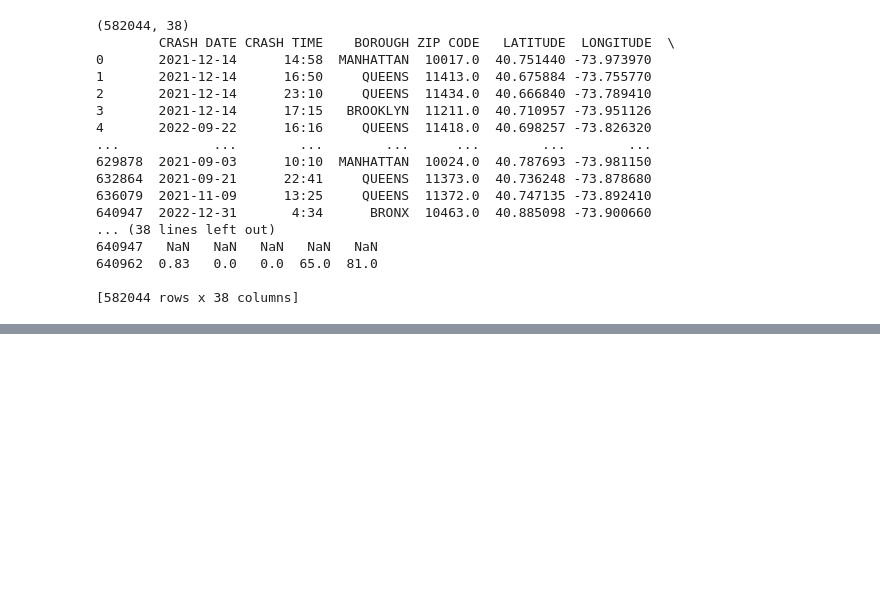
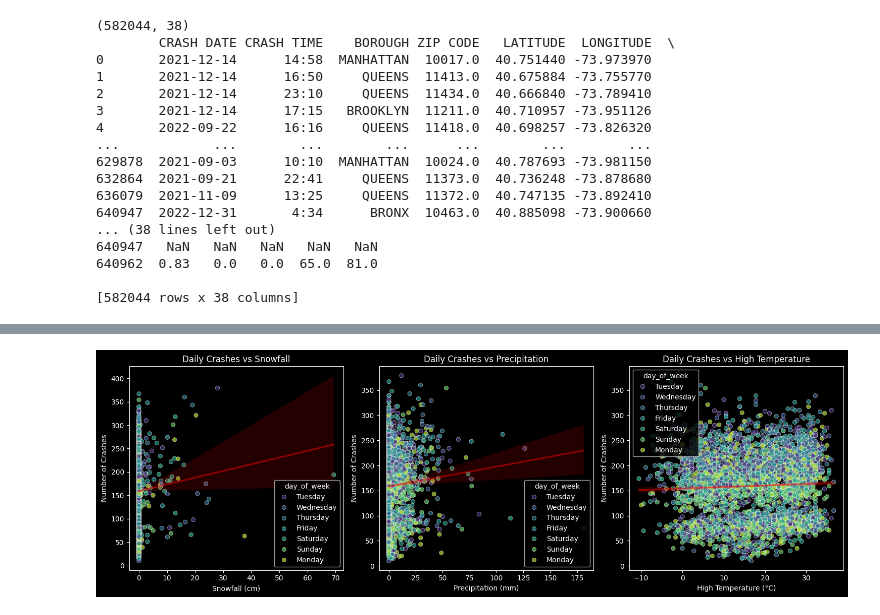
Before and after one commit to s204257/Final_project_02806, a Jupyter notebook: Data.ipynb, the cells around one changed output, grey strips where cells are left out. Cells and saved outputs as stored; diff of their text form; code cells hidden in the pictures; blank space fills up the shorter version.

```diff
--- a/Data.ipynb
+++ b/Data.ipynb
@@ -134,0 +158,48 @@ plt.show()
+# %%
+import seaborn as sns
+
+# Step 1: Aggregate the crash data to get daily crash counts
+daily_crashes = data_with_weather.groupby('DATE').size().reset_index(name='daily_crash_count')
+
+# Step 2: Merge the aggregated crash data with weather data
+daily_data = pd.merge(daily_crashes, weather_data, how='left', left_on='DATE', right_on='DATE')
+
+# Step 3: Convert snowfall and precipitation to cm and mm, and temperature to Celsius
+daily_data['snowfall_cm'] = daily_data['SNOW'] * 2.54  # Convert inches to cm
+daily_data['precipitation_mm'] = daily_data['PRCP'] * 25.4  # Convert inches to mm
+daily_data['high_temperature_c'] = (daily_data['TMAX'] - 32) * 5.0 / 9.0  # Convert Fahrenheit to Celsius
+
+# Step 4: Add a column for the day of the week
+daily_data['day_of_week'] = daily_data['DATE'].dt.day_name()
+
+# Step 5: Create scatter plots
+plt.figure(figsize=(15, 5))
+
+# a) Scatter plot for snowfall
+plt.subplot(1, 3, 1)
+sns.scatterplot(data=daily_data, x='snowfall_cm', y='daily_crash_count', hue='day_of_week', palette='viridis', alpha=0.7)
+sns.regplot(data=daily_data, x='snowfall_cm', y='daily_crash_count', scatter=False, color='red', line_kws={'alpha': 0.5})
+plt.title('Daily Crashes vs Snowfall')
+plt.xlabel('Snowfall (cm)')
+plt.ylabel('Number of Crashes')
+
+# b) Scatter plot for precipitation
+plt.subplot(1, 3, 2)
+sns.scatterplot(data=daily_data, x='precipitation_mm', y='daily_crash_count', hue='day_of_week', palette='viridis', alpha=0.7)
+sns.regplot(data=daily_data, x='precipitation_mm', y='daily_crash_count', scatter=False, color='red', line_kws={'alpha': 0.5})
+plt.title('Daily Crashes vs Precipitation')
+plt.xlabel('Precipitation (mm)')
+plt.ylabel('Number of Crashes')
+
+# c) Scatter plot for high temperature
+plt.subplot(1, 3, 3)
+sns.scatterplot(data=daily_data, x='high_temperature_c', y='daily_crash_count', hue='day_of_week', palette='viridis', alpha=0.7)
+sns.regplot(data=daily_data, x='high_temperature_c', y='daily_crash_count', scatter=False, color='red', line_kws={'alpha': 0.5})
+plt.title('Daily Crashes vs High Temperature')
+plt.xlabel('High Temperature (°C)')
+plt.ylabel('Number of Crashes')
+
+plt.tight_layout()
+plt.show()
+# %% [output]
+[figure, added]
```
Also changed, not shown: parts of 16 cells of this notebook, 1 other file.
